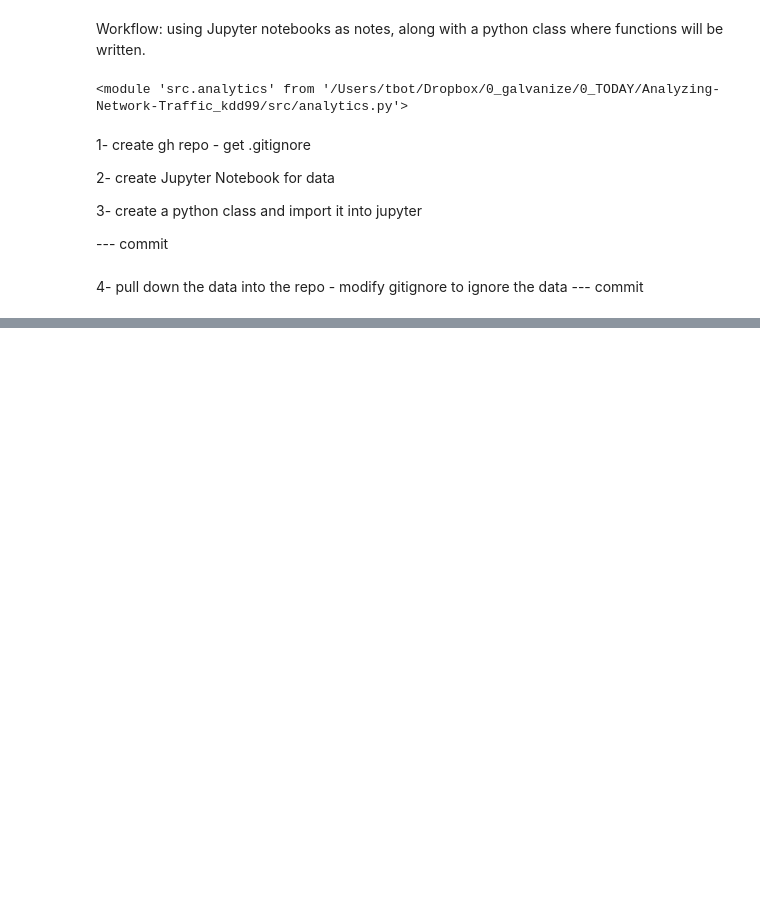
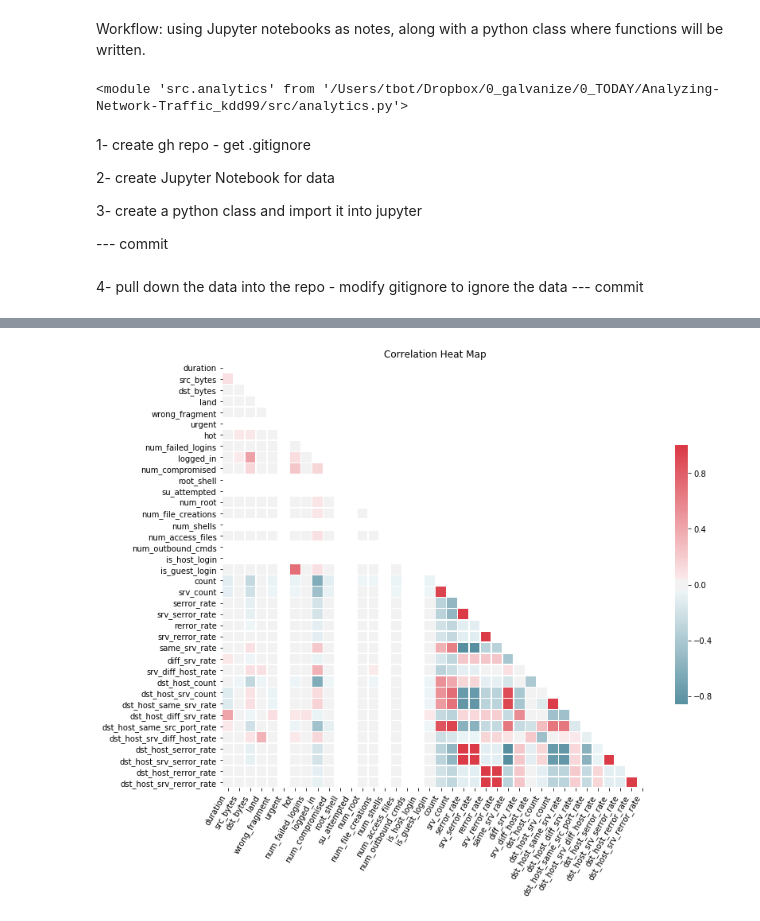
Before and after one commit to MnemoSemiotic/Analyzing-Network-Traffic_kdd99, a Jupyter notebook: Notes_day_1_Dataset_Exploration.ipynb, the cells around one changed output, grey strips where cells are left out. Drawn from its saved outputs; the diff is of its cells as text; code cells hidden in the pictures; blank space fills up the shorter version.

```diff
--- a/Notes_day_1_Dataset_Exploration.ipynb
+++ b/Notes_day_1_Dataset_Exploration.ipynb
@@ -25,0 +150,4 @@ tics.create_random_samples('data/kddcup.data_10_percent', 1000, sample_name)
+# %%
+tics.corr_heat(df)
+# %% [output]
+[figure, added]
```
Also changed, not shown: parts of 14 cells of this notebook, 1 other file.
